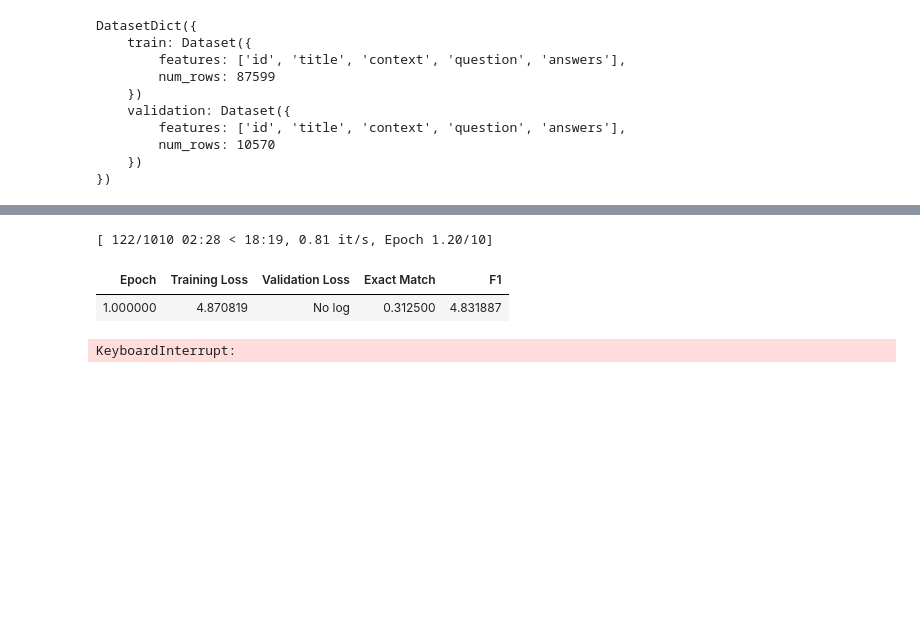
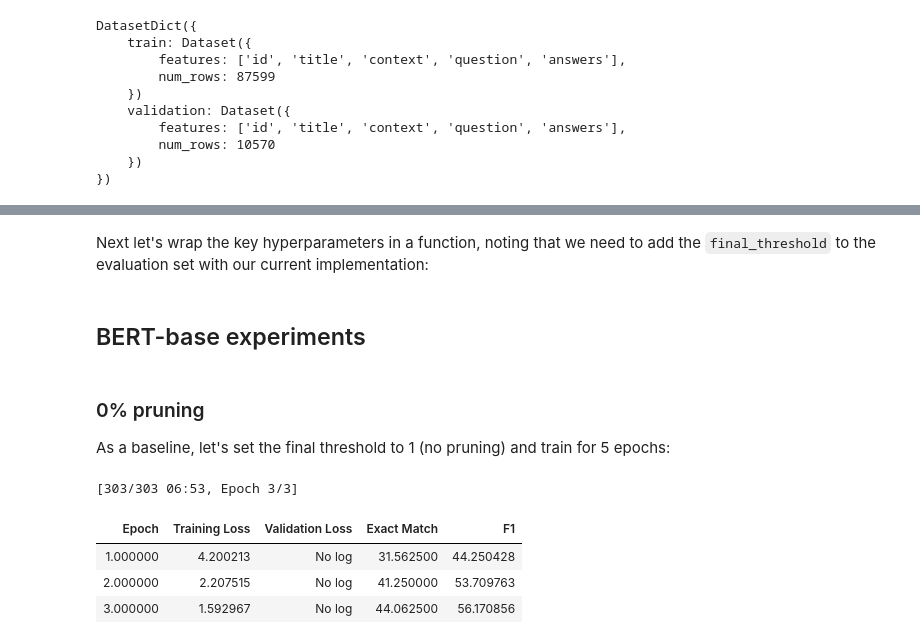
Before and after one commit to lewtun/transformerlab, a Jupyter notebook: experiments.movement-pruning.ipynb, the cells around one changed output, grey strips where cells are left out. Drawn from its saved outputs; the diff is of its cells as text; code cells hidden in the pictures; blank space fills up the shorter version.

```diff
--- a/experiments.movement-pruning.ipynb
+++ b/experiments.movement-pruning.ipynb
@@ -252,7 +212,2 @@ pruning_trainer.evaluate()
-# %%
-pruning_trainer.train()
-# %% [output]
-[ 122/1010 02:28 < 18:19, 0.81 it/s, Epoch 1.20/10]
-| Epoch | Training Loss | Validation Loss | Exact Match | F1 |
-| 1.000000 | 4.870819 | No log | 0.312500 | 4.831887 |
-KeyboardInterrupt:
+# %% [markdown]
+Next let's wrap the key hyperparameters in a function, noting that we need to add the `final_threshold` to the evaluation set with our current implementation:
@@ -258,0 +224,14 @@ KeyboardInterrupt:
+# %% [markdown]
+## BERT-base experiments
+# %% [markdown]
+### 0% pruning
+
+As a baseline, let's set the final threshold to 1 (no pruning) and train for 5 epochs:
+# %%
+fineprune(1., 3)
+# %% [output]
+[303/303 06:53, Epoch 3/3]
+| Epoch | Training Loss | Validation Loss | Exact Match | F1 |
+| 1.000000 | 4.200213 | No log | 31.562500 | 44.250428 |
+| 2.000000 | 2.207515 | No log | 41.250000 | 53.709763 |
+| 3.000000 | 1.592967 | No log | 44.062500 | 56.170856 |
```
Also changed, not shown: parts of 31 cells of this notebook.
